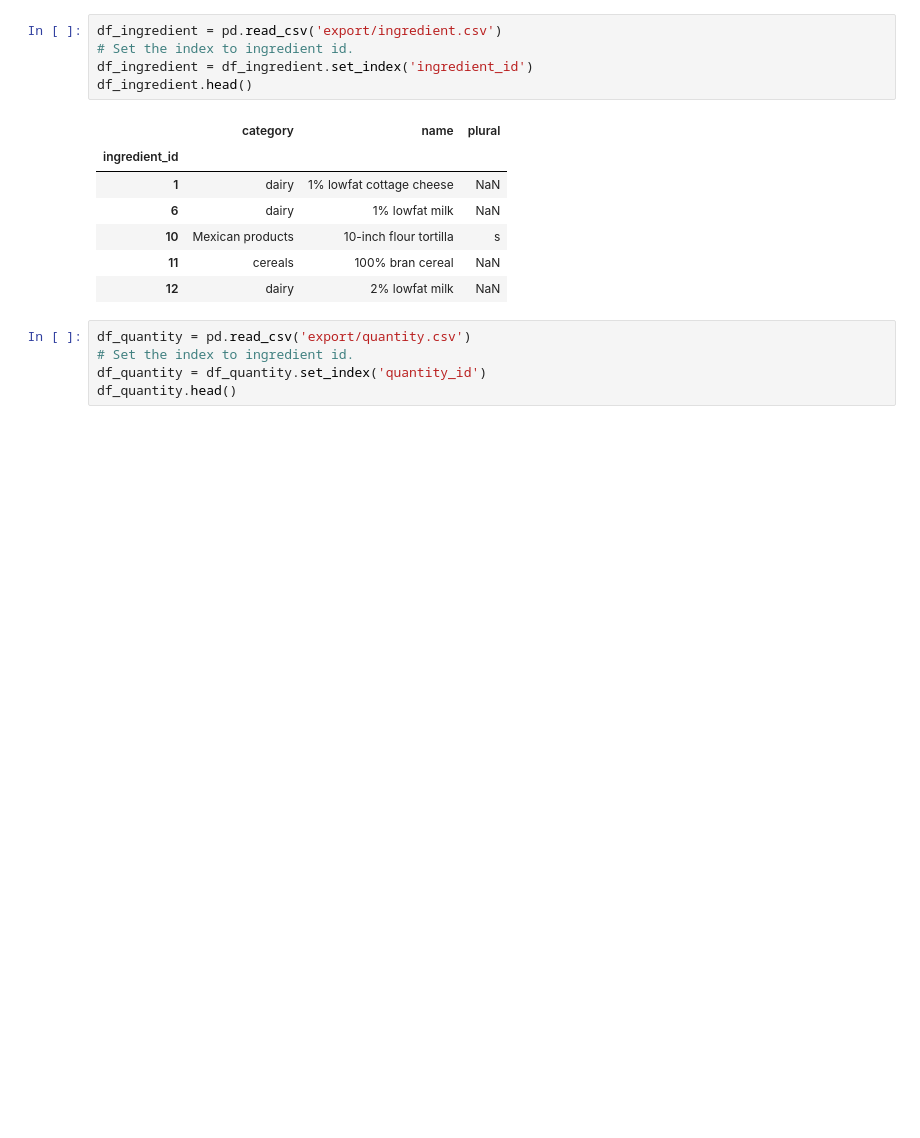
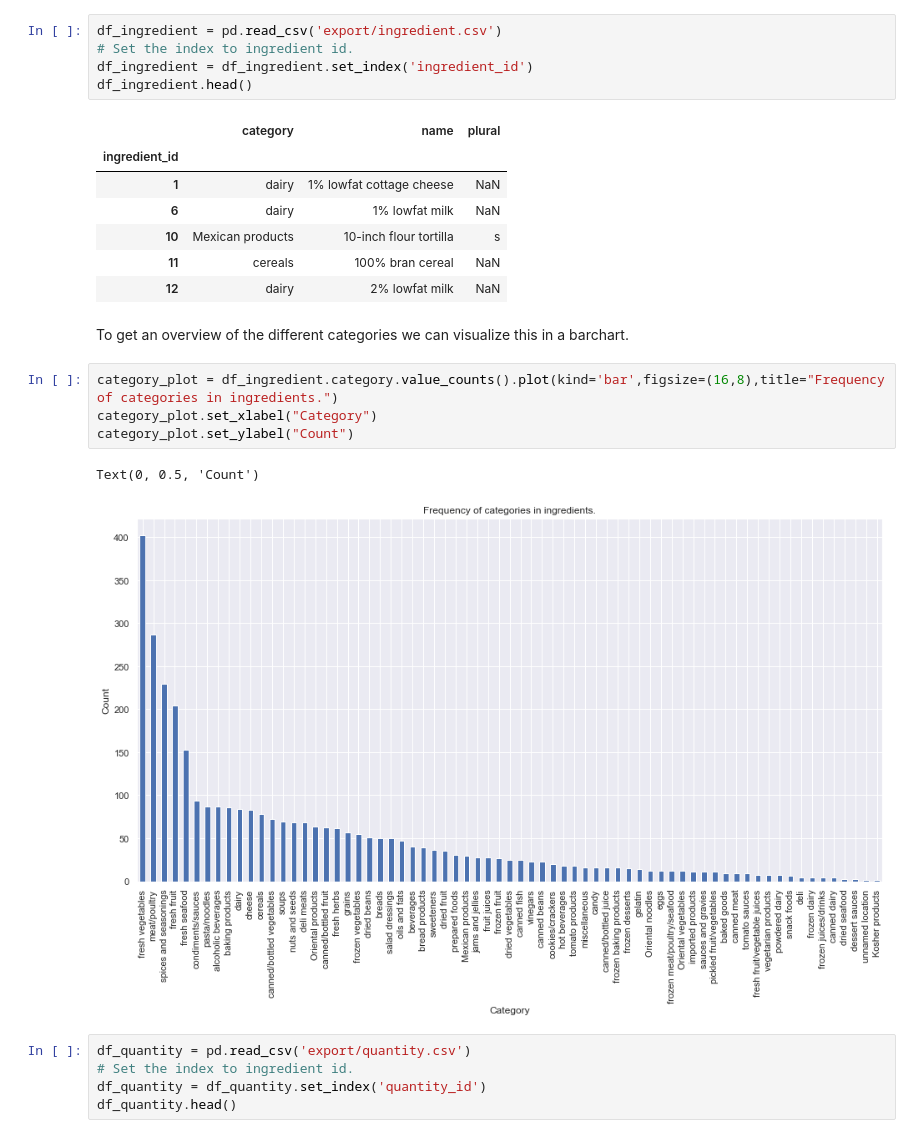
Before and after one commit to jellehuibregtse/recipe-recommendation-system, a Jupyter notebook: cookbook_eda.ipynb, the cells around one changed output. Drawn from its saved outputs; the diff is of its cells as text; blank space fills up the shorter version.

Commit message:
Add various plots

```diff
--- a/cookbook_eda.ipynb
+++ b/cookbook_eda.ipynb
@@ -35,6 +40,15 @@ df_ingredient.head()
 | 10 | Mexican products | 10-inch flour tortilla | s |
 | 11 | cereals | 100% bran cereal | NaN |
 | 12 | dairy | 2% lowfat milk | NaN |
+# %% [markdown]
+To get an overview of the different categories we can visualize this in a barchart.
+# %%
+category_plot = df_ingredient.category.value_counts().plot(kind='bar',figsize=(16,8),title="Frequency of categories in ingredients.")
+category_plot.set_xlabel("Category")
+category_plot.set_ylabel("Count")
+# %% [output]
+Text(0, 0.5, 'Count')
+[figure, added]
 # %%
 df_quantity = pd.read_csv('export/quantity.csv')
 # Set the index to ingredient id.
```
Also changed, not shown: parts of 7 cells of this notebook.
